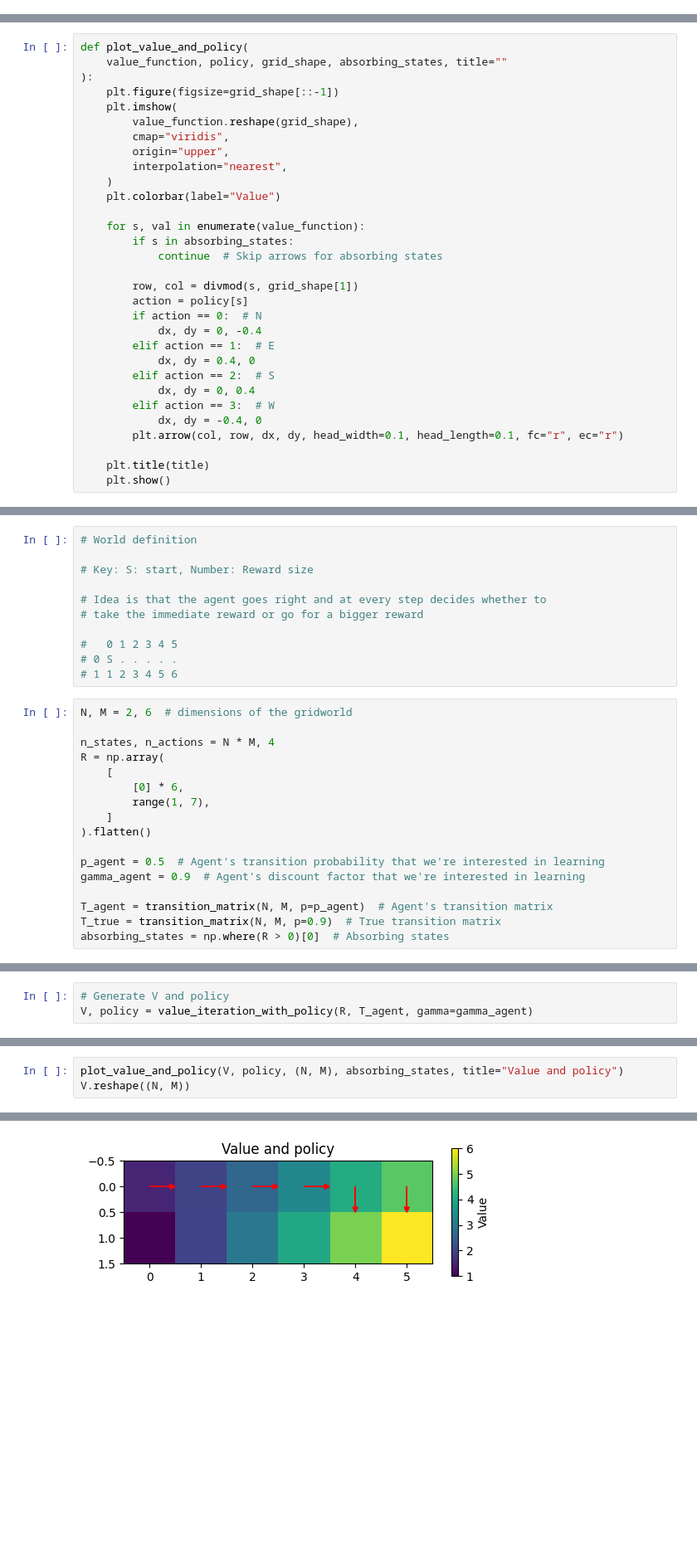
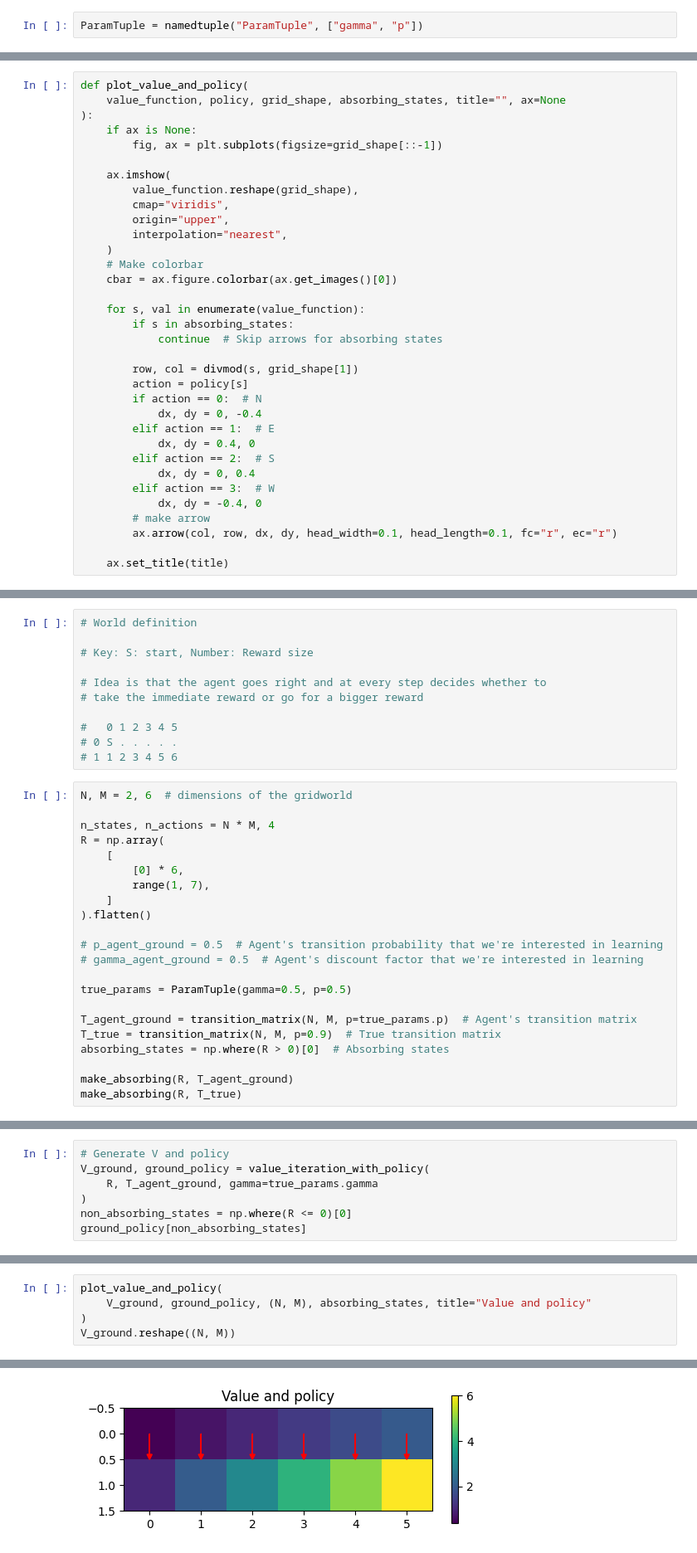
Before and after one commit to ankile/dtak-mhealth-rl, a Jupyter notebook: src/notebooks/03_la_value_iteration.ipynb, the cells around one changed output, grey strips where cells are left out. Shown at 83% size. Saved outputs shown, nothing was run; the diff lists cells and outputs as text; blank space fills up the shorter version.

```diff
--- a/src/notebooks/03_la_value_iteration.ipynb
+++ b/src/notebooks/03_la_value_iteration.ipynb
@@ -8,3 +11,5 @@ from ipdb import set_trace as bp
 
 np.set_printoptions(linewidth=160, precision=2)
+# %%
+ParamTuple = namedtuple("ParamTuple", ["gamma", "p"])
 # %%
@@ -127,16 +134,19 @@ def plot_trajectories(N, M, trajectories, reward_matrix):
     plt.show()
 # %%
 def plot_value_and_policy(
-    value_function, policy, grid_shape, absorbing_states, title=""
+    value_function, policy, grid_shape, absorbing_states, title="", ax=None
 ):
-    plt.figure(figsize=grid_shape[::-1])
-    plt.imshow(
+    if ax is None:
+        fig, ax = plt.subplots(figsize=grid_shape[::-1])
+
+    ax.imshow(
         value_function.reshape(grid_shape),
         cmap="viridis",
         origin="upper",
         interpolation="nearest",
     )
-    plt.colorbar(label="Value")
+    # Make colorbar
+    cbar = ax.figure.colorbar(ax.get_images()[0])
 
     for s, val in enumerate(value_function):
         if s in absorbing_states:
@@ -152,8 +162,8 @@ def plot_value_and_policy(
             dx, dy = 0, 0.4
         elif action == 3:  # W
             dx, dy = -0.4, 0
-        plt.arrow(col, row, dx, dy, head_width=0.1, head_length=0.1, fc="r", ec="r")
+        # make arrow
+        ax.arrow(col, row, dx, dy, head_width=0.1, head_length=0.1, fc="r", ec="r")
 
-    plt.title(title)
-    plt.show()
+    ax.set_title(title)
 # %%
@@ -189,9 +199,14 @@ R = np.array(
     ]
 ).flatten()
 
-p_agent = 0.5  # Agent's transition probability that we're interested in learning
-gamma_agent = 0.9  # Agent's discount factor that we're interested in learning
+# p_agent_ground = 0.5  # Agent's transition probability that we're interested in learning
+# gamma_agent_ground = 0.5  # Agent's discount factor that we're interested in learning
 
-T_agent = transition_matrix(N, M, p=p_agent)  # Agent's transition matrix
+true_params = ParamTuple(gamma=0.5, p=0.5)
+
+T_agent_ground = transition_matrix(N, M, p=true_params.p)  # Agent's transition matrix
 T_true = transition_matrix(N, M, p=0.9)  # True transition matrix
 absorbing_states = np.where(R > 0)[0]  # Absorbing states
+
+make_absorbing(R, T_agent_ground)
+make_absorbing(R, T_true)
@@ -200,3 +213,7 @@ make_absorbing(R, T_agent, T_true)
 # %%
 # Generate V and policy
-V, policy = value_iteration_with_policy(R, T_agent, gamma=gamma_agent)
+V_ground, ground_policy = value_iteration_with_policy(
+    R, T_agent_ground, gamma=true_params.gamma
+)
+non_absorbing_states = np.where(R <= 0)[0]
+ground_policy[non_absorbing_states]
@@ -212,4 +231,6 @@ plot_trajectories(N, M, trajectories, R)
 # %%
-plot_value_and_policy(V, policy, (N, M), absorbing_states, title="Value and policy")
-V.reshape((N, M))
+plot_value_and_policy(
+    V_ground, ground_policy, (N, M), absorbing_states, title="Value and policy"
+)
+V_ground.reshape((N, M))
 # %% [output]
@@ -216 +239 @@ V.reshape((N, M))
-[figure, old version]
+[figure, new version]
```
Also changed, not shown: parts of 32 cells of this notebook, 3 other files.
